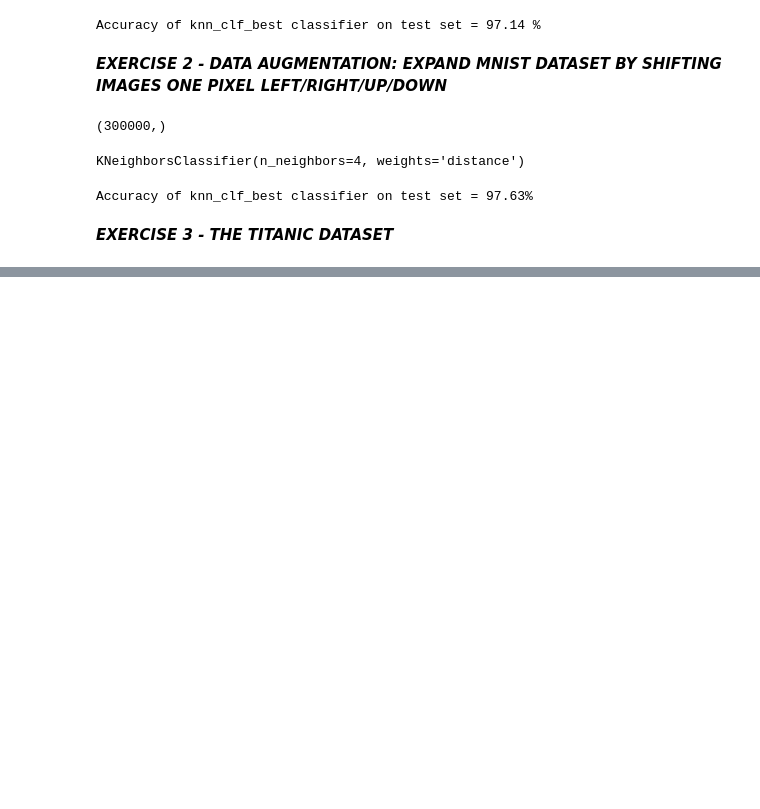
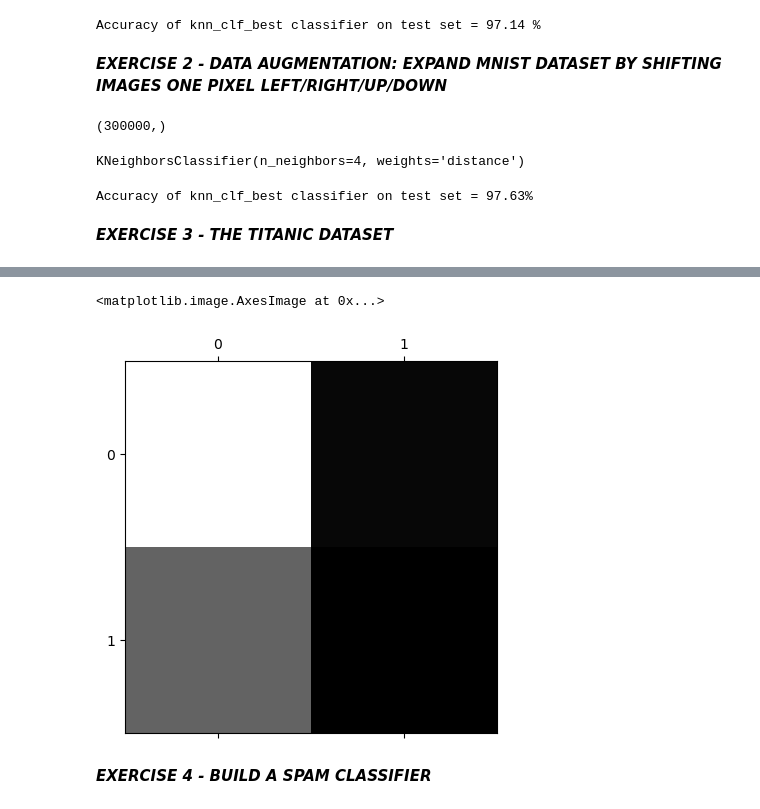
Before and after one commit to CEgerer93/HandsOnML, a Jupyter notebook: Classification/exercises.ipynb, the cells around one changed output, grey strips where cells are left out. Cells and saved outputs as stored; diff of their text form; code cells hidden in the pictures; blank space fills up the shorter version.

```diff
--- a/Classification/exercises.ipynb
+++ b/Classification/exercises.ipynb
@@ -259,0 +204,11 @@ for imp in [mean_imputer, med_imputer]:
+# %%
+# Extract the 'Survived' column from titanic_train_raw to use as labels
+titanic_train_labels = titanic_train_raw.Survived
+titanic_train = titanic_train_raw.drop(['Survived'], axis=1)
+
+# Set the PassengerId as index
+titanic_train.set_index('PassengerId',inplace=True)
+
+# Shapes of train/test data
+print(titanic_train.shape, titanic_train_labels.shape, titanic_test.shape)
+titanic_train.head()
@@ -260,12 +224,12 @@ for imp in [mean_imputer, med_imputer]:
 # %%
-# Transform missing values in 'Age' & 'Fare' features using mean imputer
-M = mean_imputer.transform(titanic_train_numeric)
+# # Transform missing values in 'Age' & 'Fare' features using mean imputer
+# M = mean_imputer.transform(titanic_train_numeric)
 
-# Convert result to a DataFrame and map columns to titanic_train
-titanic_train_numeric_filled = pd.DataFrame(M, columns=titanic_train_numeric.columns,
-                                           index=titanic_train_numeric.index)
+# # Convert result to a DataFrame and map columns to titanic_train
+# titanic_train_numeric_filled = pd.DataFrame(M, columns=titanic_train_numeric.columns,
+#                                            index=titanic_train_numeric.index)
 
-titanic_train.Age = titanic_train_numeric_filled.Age
-titanic_train.Fare = titanic_train_numeric_filled.Fare
+# titanic_train.Age = titanic_train_numeric_filled.Age
+# titanic_train.Fare = titanic_train_numeric_filled.Fare
 
-titanic_train.head()
+# titanic_train.head()
@@ -311,0 +298,6 @@ cat_encoder = OneHotEncoder()
+# %%
+# Train a SGDClassifier
+from sklearn.linear_model import SGDClassifier
+
+sgd_clf = SGDClassifier(random_state=1)
+sgd_clf.fit(titanic_train_prepared, titanic_train_labels)
@@ -311,0 +315,5 @@ cat_encoder = OneHotEncoder()
+# %%
+# Consider cross validation to assess performance of sgd_clf
+from sklearn.model_selection import cross_val_predict
+
+fold_predictions = cross_val_predict(sgd_clf, titanic_train_prepared, titanic_train_labels, cv=5)
@@ -311,0 +340,9 @@ cat_encoder = OneHotEncoder()
+# %%
+from sklearn.metrics import confusion_matrix
+import matplotlib.pyplot as plt
+
+conf_mat = confusion_matrix(titanic_train_labels, fold_predictions)
+plt.matshow(conf_mat, cmap=plt.cm.gray)
+# %% [output]
+<matplotlib.image.AxesImage at 0x...>
+[figure, added]
@@ -311,0 +371,2 @@ cat_encoder = OneHotEncoder()
+# %% [markdown]
+***EXERCISE 4 - BUILD A SPAM CLASSIFIER***
```
Also changed, not shown: parts of 25 cells of this notebook, 1 other file.
